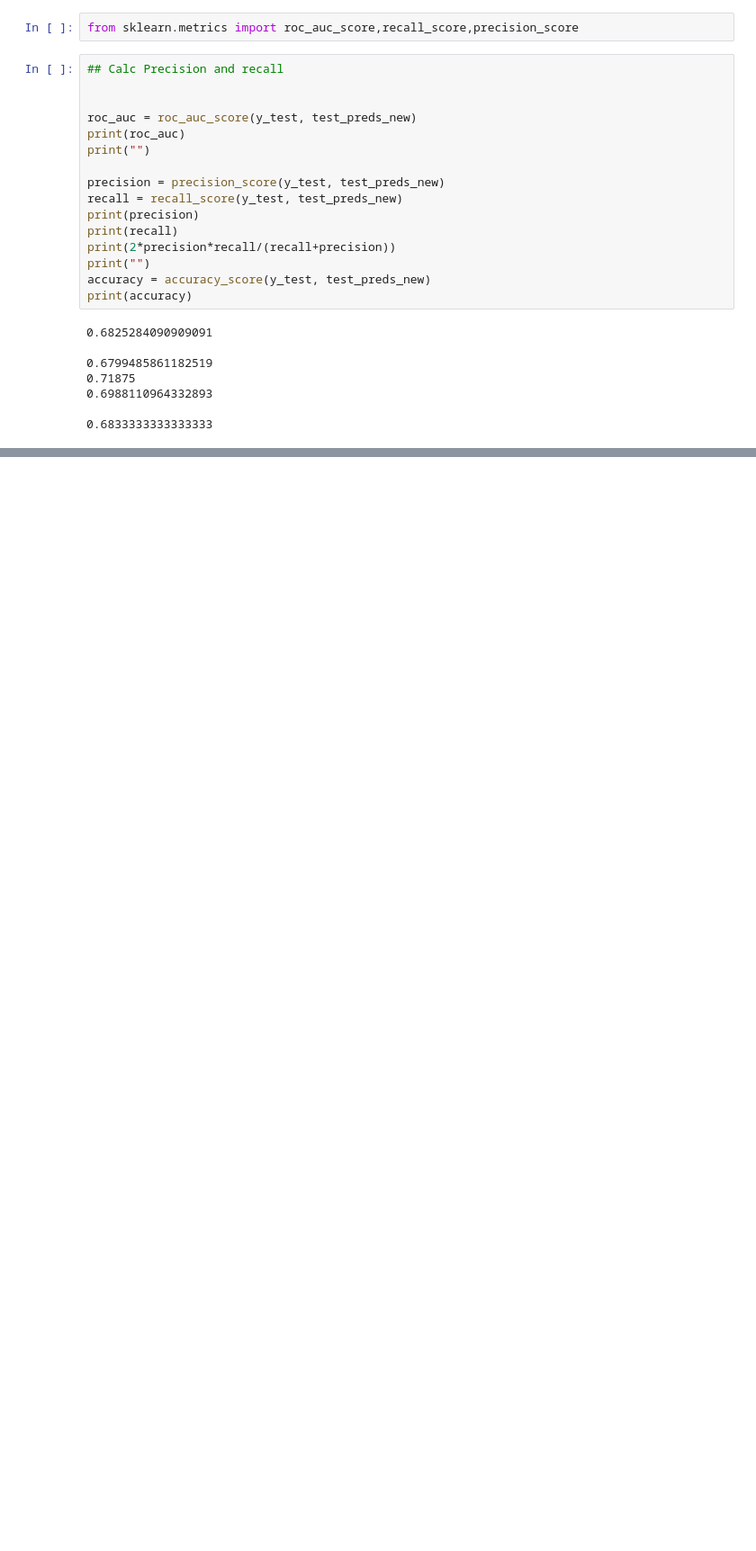
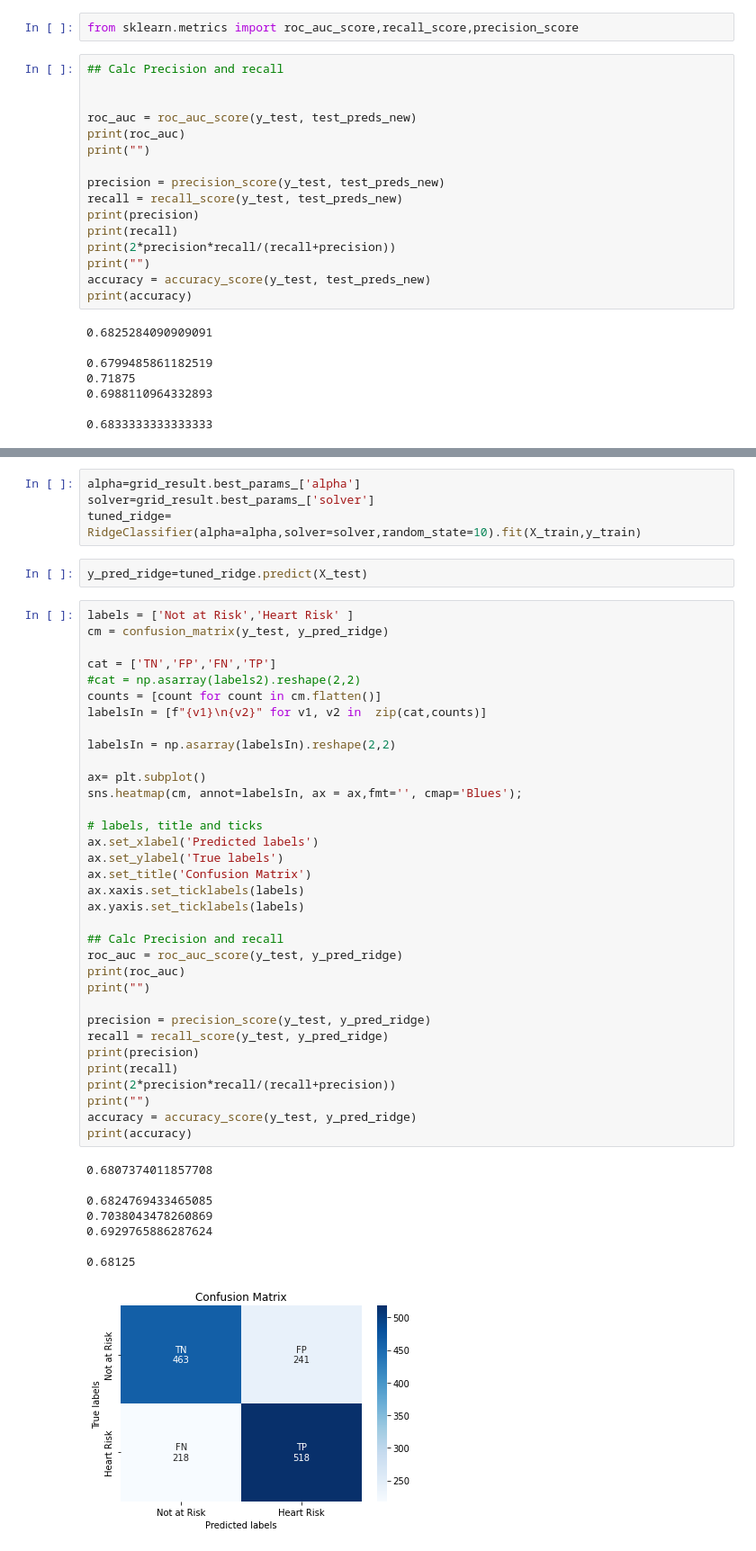
Before and after one commit to abdulaziz2208/CardiovascularRisk-Pred, a Jupyter notebook: CardiovascularPred.ipynb, the cells around one changed output, grey strips where cells are left out. Shown at 90% size. Drawn from its saved outputs; the diff is of its cells as text; blank space fills up the shorter version.

```diff
--- a/CardiovascularPred.ipynb
+++ b/CardiovascularPred.ipynb
@@ -682,0 +750,49 @@ print(accuracy)
+# %%
+alpha=grid_result.best_params_['alpha']
+solver=grid_result.best_params_['solver']
+tuned_ridge= RidgeClassifier(alpha=alpha,solver=solver,random_state=10).fit(X_train,y_train)
+# %%
+y_pred_ridge=tuned_ridge.predict(X_test)
+# %%
+labels = ['Not at Risk','Heart Risk' ]
+cm = confusion_matrix(y_test, y_pred_ridge)
+
+cat = ['TN','FP','FN','TP']
+#cat = np.asarray(labels2).reshape(2,2)
+counts = [count for count in cm.flatten()]
+labelsIn = [f"{v1}\n{v2}" for v1, v2 in  zip(cat,counts)]
+
+labelsIn = np.asarray(labelsIn).reshape(2,2)
+
+ax= plt.subplot()
+sns.heatmap(cm, annot=labelsIn, ax = ax,fmt='', cmap='Blues');
+
+# labels, title and ticks
+ax.set_xlabel('Predicted labels')
+ax.set_ylabel('True labels')
+ax.set_title('Confusion Matrix')
+ax.xaxis.set_ticklabels(labels)
+ax.yaxis.set_ticklabels(labels)
+
+## Calc Precision and recall
+roc_auc = roc_auc_score(y_test, y_pred_ridge)
+print(roc_auc)
+print("")
+
+precision = precision_score(y_test, y_pred_ridge)
+recall = recall_score(y_test, y_pred_ridge)
+print(precision)
+print(recall)
+print(2*precision*recall/(recall+precision))
+print("")
+accuracy = accuracy_score(y_test, y_pred_ridge)
+print(accuracy)
+# %% [output]
+0.6807374011857708
+
+0.6824769433465085
+0.7038043478260869
+0.6929765886287624
+
+0.68125
+[figure, added]
```
Also changed, not shown: parts of 7 cells of this notebook.
